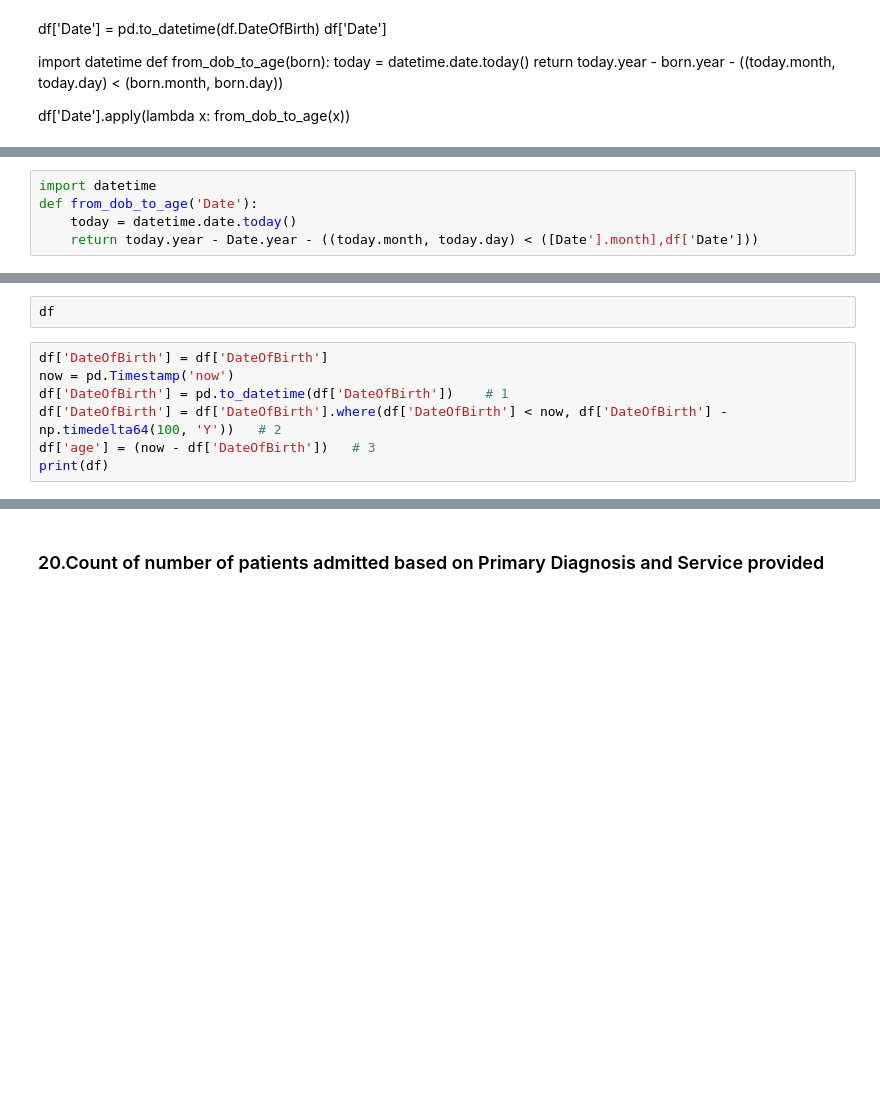
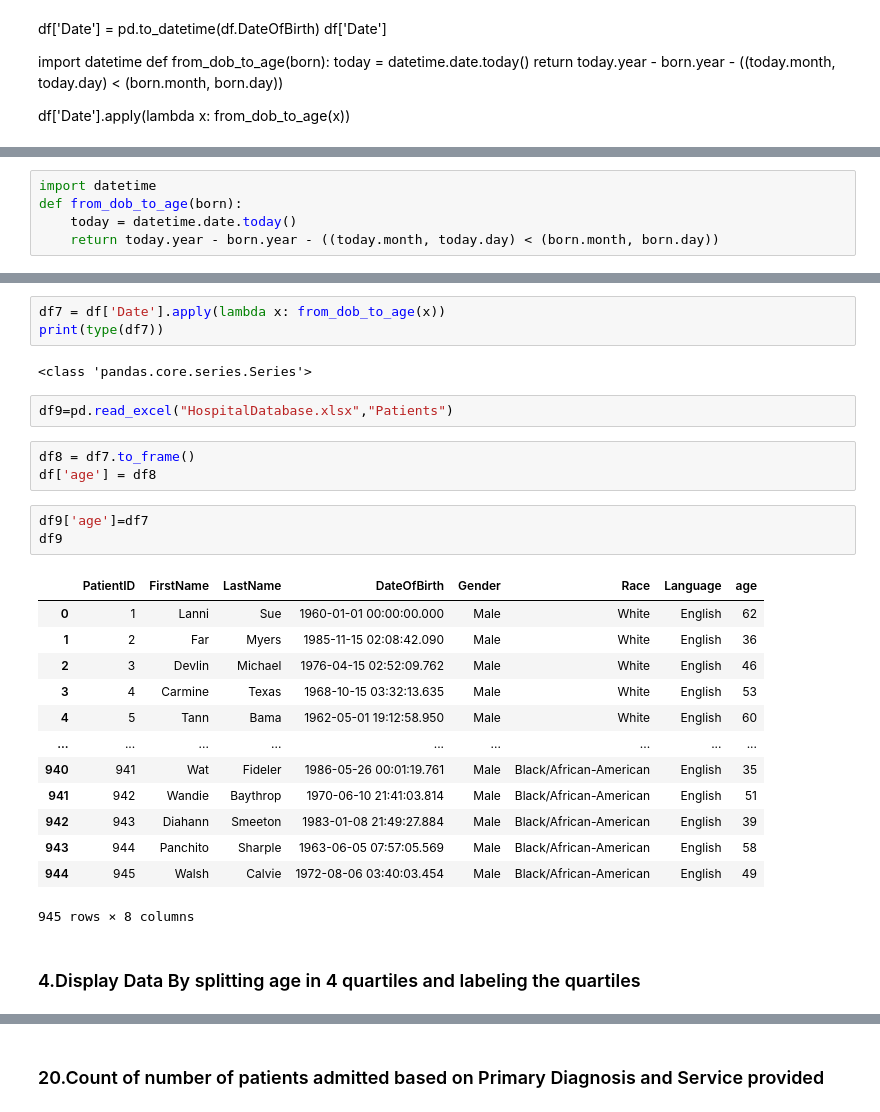
Before and after one commit to sita47/BuddingNinjas_PythonHackathon, a Jupyter notebook: sitapythonhackathon.ipynb, the cells around one changed output, grey strips where cells are left out. Saved outputs shown, nothing was run; the diff lists cells and outputs as text; blank space fills up the shorter version.

```diff
--- a/sitapythonhackathon.ipynb
+++ b/sitapythonhackathon.ipynb
@@ -292,7 +307,7 @@ df['Date']
 # %%
 import datetime
-def from_dob_to_age('Date'):
+def from_dob_to_age(born):
     today = datetime.date.today()
-    return today.year - Date.year - ((today.month, today.day) < ([Date'].month],df['Date']))
+    return today.year - born.year - ((today.month, today.day) < (born.month, born.day))
 # %%
 df['Date'].apply(lambda x: from_dob_to_age(x))
@@ -299,9 +327,29 @@ df['Date'].apply(lambda x: from_dob_to_age(x))
 # %%
-df
+df7 = df['Date'].apply(lambda x: from_dob_to_age(x))
+print(type(df7))
+# %% [output]
+<class 'pandas.core.series.Series'>
+# %%
+df9=pd.read_excel("HospitalDatabase.xlsx","Patients")
+# %%
+df8 = df7.to_frame()
+df['age'] = df8
 # %%
-df['DateOfBirth'] = df['DateOfBirth']
-now = pd.Timestamp('now')
-df['DateOfBirth'] = pd.to_datetime(df['DateOfBirth'])    # 1
-df['DateOfBirth'] = df['DateOfBirth'].where(df['DateOfBirth'] < now, df['DateOfBirth'] -  np.timedelta64(100, 'Y'))   # 2
-df['age'] = (now - df['DateOfBirth'])   # 3
-print(df)
+df9['age']=df7
+df9
+# %% [output]
+|  | PatientID | FirstName | LastName | DateOfBirth | Gender | Race | Language | age |
+| 0 | 1 | Lanni | Sue | 1960-01-01 00:00:00.000 | Male | White | English | 62 |
+| 1 | 2 | Far | Myers | 1985-11-15 02:08:42.090 | Male | White | English | 36 |
+| 2 | 3 | Devlin | Michael | 1976-04-15 02:52:09.762 | Male | White | English | 46 |
+| 3 | 4 | Carmine | Texas | 1968-10-15 03:32:13.635 | Male | White | English | 53 |
+| 4 | 5 | Tann | Bama | 1962-05-01 19:12:58.950 | Male | White | English | 60 |
+| ... | ... | ... | ... | ... | ... | ... | ... | ... |
+| 940 | 941 | Wat | Fideler | 1986-05-26 00:01:19.761 | Male | Black/African-American | English | 35 |
+| 941 | 942 | Wandie | Baythrop | 1970-06-10 21:41:03.814 | Male | Black/African-American | English | 51 |
+| 942 | 943 | Diahann | Smeeton | 1983-01-08 21:49:27.884 | Male | Black/African-American | English | 39 |
+| 943 | 944 | Panchito | Sharple | 1963-06-05 07:57:05.569 | Male | Black/African-American | English | 58 |
+| 944 | 945 | Walsh | Calvie | 1972-08-06 03:40:03.454 | Male | Black/African-American | English | 49 |
+945 rows × 8 columns
+# %% [markdown]
+### 4.Display Data By splitting age in 4 quartiles and labeling the quartiles
```
Also changed, not shown: parts of 26 cells of this notebook, 3 other files.
